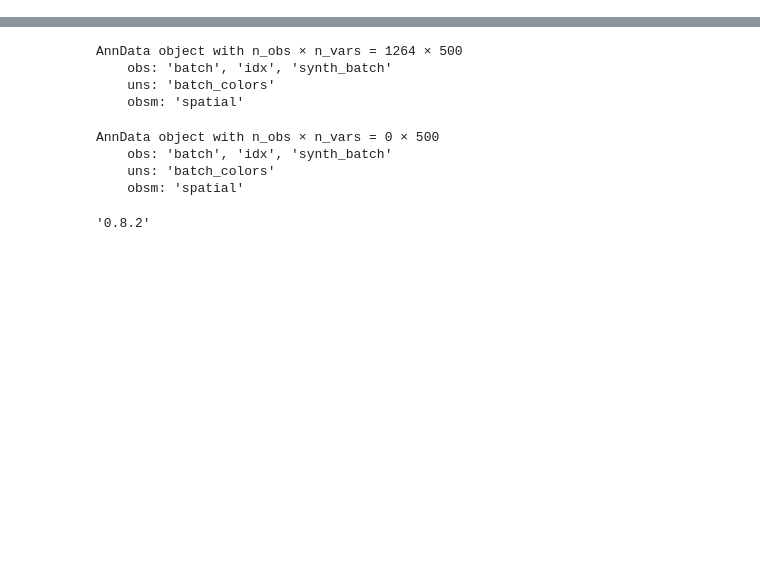
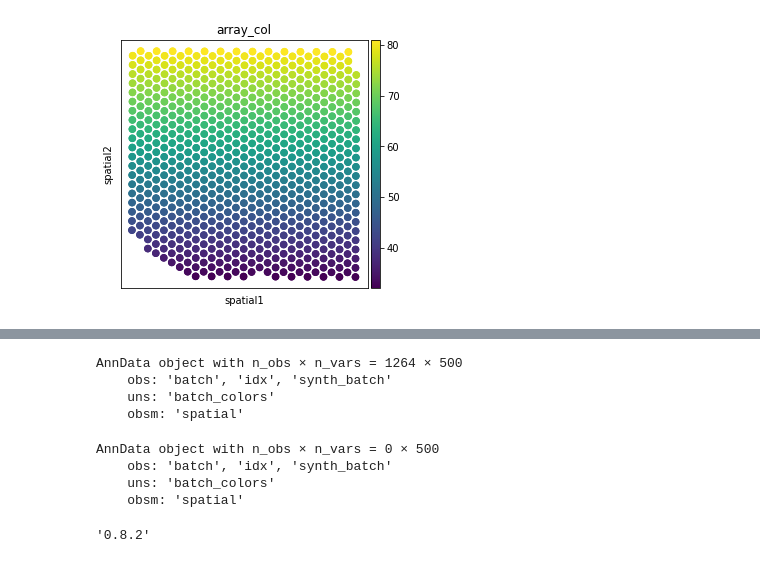
Before and after one commit to theislab/moscot_benchmarks, a Jupyter notebook: experiments/space/alignment/test_paste.ipynb, the cells around one changed output, grey strips where cells are left out. Drawn from its saved outputs; the diff is of its cells as text; code cells hidden in the pictures; blank space fills up the shorter version.

```diff
--- a/experiments/space/alignment/test_paste.ipynb
+++ b/experiments/space/alignment/test_paste.ipynb
@@ -46,0 +53,4 @@ sc.pl.spatial(adata, spot_size=0.1, color="batch")
+# %%
+adata = sq.datasets.visium_fluo_adata_crop()
+adata2 = adata.copy()
+adata2.obsm["spatial"] = adata2.obsm["spatial"] @ np.array([[0, -1], [1, 0]])
@@ -46,0 +67,3 @@ sc.pl.spatial(adata, spot_size=0.1, color="batch")
+# %%
+sq.pl.spatial_scatter(adata2, shape=None, color="array_col")
+# %% [output]
@@ -46,0 +71 @@ sc.pl.spatial(adata, spot_size=0.1, color="batch")
+[figure, added]
```
Also changed, not shown: parts of 21 cells of this notebook, 4 other files.
